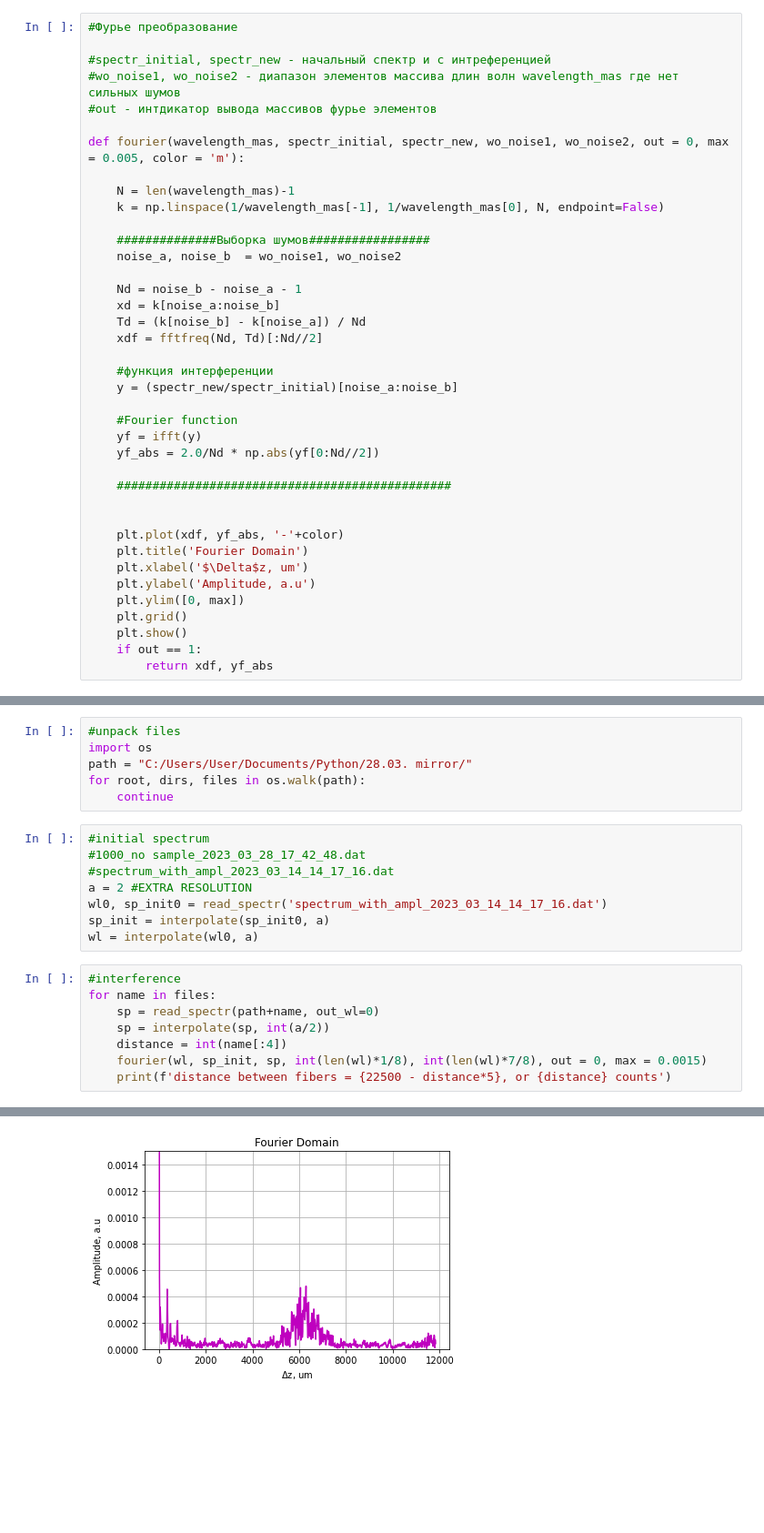
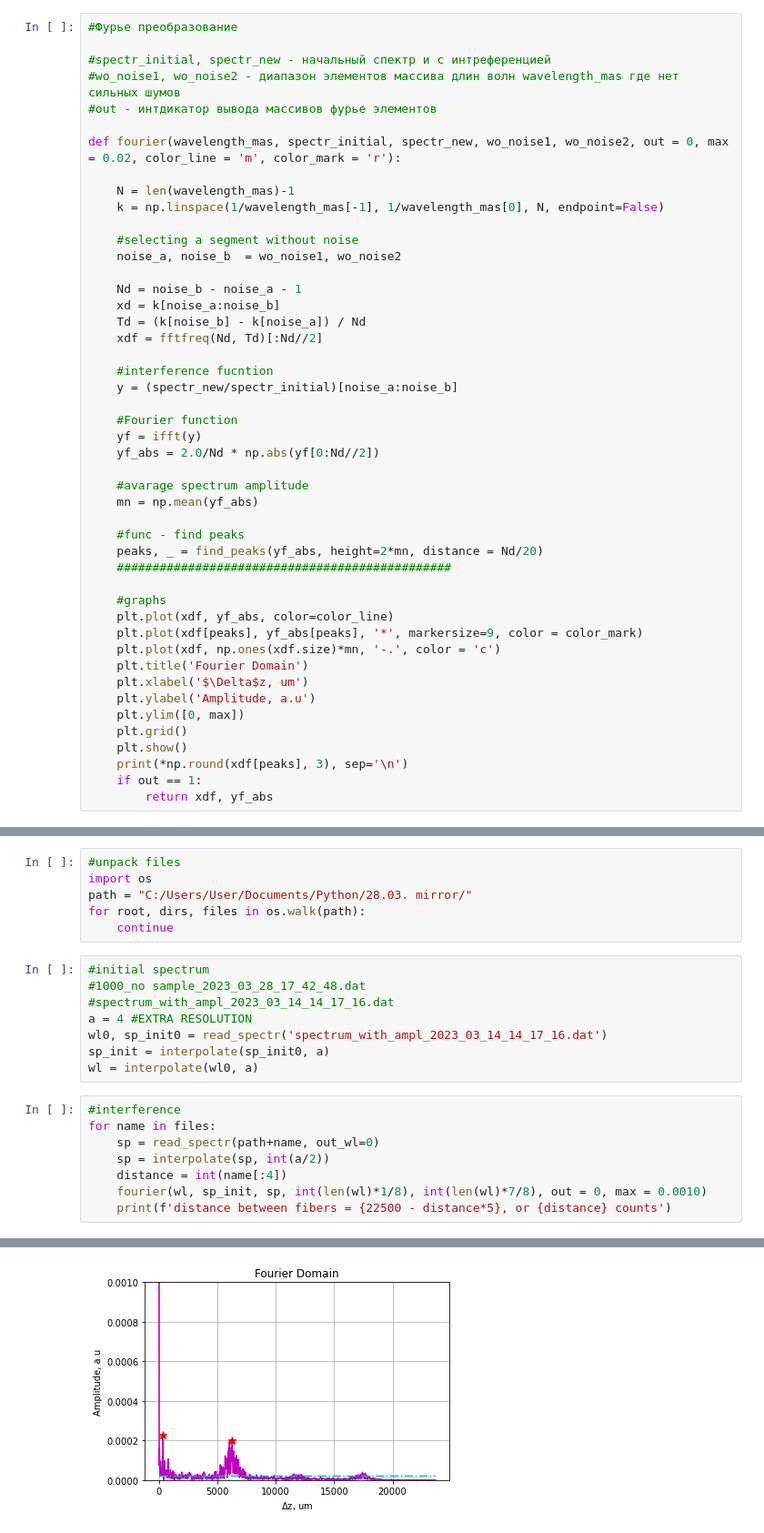
Before and after one commit to ya-stanu-hokage/OCT, a Jupyter notebook: OCT_func.ipynb, the cells around one changed output, grey strips where cells are left out. Shown at 91% size. Cells and saved outputs as stored; diff of their text form; blank space fills up the shorter version.

```diff
--- a/OCT_func.ipynb
+++ b/OCT_func.ipynb
@@ -47,12 +49,12 @@ def interpolate(l_in, dl):
 #wo_noise1, wo_noise2 - диапазон элементов массива длин волн wavelength_mas где нет сильных шумов
 #out - интдикатор вывода массивов фурье элементов
 
-def fourier(wavelength_mas, spectr_initial, spectr_new, wo_noise1, wo_noise2, out = 0, max = 0.005, color = 'm'):
+def fourier(wavelength_mas, spectr_initial, spectr_new, wo_noise1, wo_noise2, out = 0, max = 0.02, color_line = 'm', color_mark = 'r'):
 
     N = len(wavelength_mas)-1
     k = np.linspace(1/wavelength_mas[-1], 1/wavelength_mas[0], N, endpoint=False)
 
-    ##############Выборка шумов#################
+    #selecting a segment without noise
     noise_a, noise_b  = wo_noise1, wo_noise2
 
     Nd = noise_b - noise_a - 1
@@ -60,22 +62,30 @@ def fourier(wavelength_mas, spectr_initial, spectr_new, wo_noise1, wo_noise2, ou
     Td = (k[noise_b] - k[noise_a]) / Nd
     xdf = fftfreq(Nd, Td)[:Nd//2]
 
-    #функция интерференции
+    #interference fucntion
     y = (spectr_new/spectr_initial)[noise_a:noise_b]
 
     #Fourier function
     yf = ifft(y)
     yf_abs = 2.0/Nd * np.abs(yf[0:Nd//2])
 
+    #avarage spectrum amplitude
+    mn = np.mean(yf_abs)
+
+    #func - find peaks
+    peaks, _ = find_peaks(yf_abs, height=2*mn, distance = Nd/20)
     ###############################################
 
-
-    plt.plot(xdf, yf_abs, '-'+color)
+    #graphs
+    plt.plot(xdf, yf_abs, color=color_line)
+    plt.plot(xdf[peaks], yf_abs[peaks], '*', markersize=9, color = color_mark)
+    plt.plot(xdf, np.ones(xdf.size)*mn, '-.', color = 'c')
     plt.title('Fourier Domain')
     plt.xlabel('$\Delta$z, um')
     plt.ylabel('Amplitude, a.u')
     plt.ylim([0, max])
     plt.grid()
     plt.show()
+    print(*np.round(xdf[peaks], 3), sep='\n')
     if out == 1:
         return xdf, yf_abs
@@ -140,7 +99,7 @@ for root, dirs, files in os.walk(path):
 #initial spectrum
 #1000_no sample_2023_03_28_17_42_48.dat
 #spectrum_with_ampl_2023_03_14_14_17_16.dat
-a = 2 #EXTRA RESOLUTION
+a = 4 #EXTRA RESOLUTION
 wl0, sp_init0 = read_spectr('spectrum_with_ampl_2023_03_14_14_17_16.dat')
 sp_init = interpolate(sp_init0, a)
 wl = interpolate(wl0, a)
@@ -150,6 +109,6 @@ for name in files:
     sp = read_spectr(path+name, out_wl=0)
     sp = interpolate(sp, int(a/2))
     distance = int(name[:4])
-    fourier(wl, sp_init, sp, int(len(wl)*1/8), int(len(wl)*7/8), out = 0, max = 0.0015)
+    fourier(wl, sp_init, sp, int(len(wl)*1/8), int(len(wl)*7/8), out = 0, max = 0.0010)
     print(f'distance between fibers = {22500 - distance*5}, or {distance} counts')
 # %% [output]
@@ -159,2 +125,2 @@ distance between fibers = 17500, or 1000 counts
 distance between fibers = 17500, or 1000 counts
-[figure, old version]
+[figure, new version]
```
Also changed, not shown: parts of 15 cells of this notebook.
